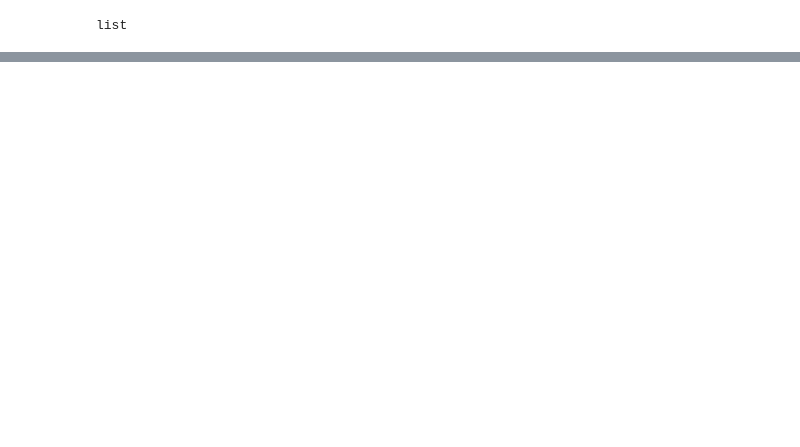
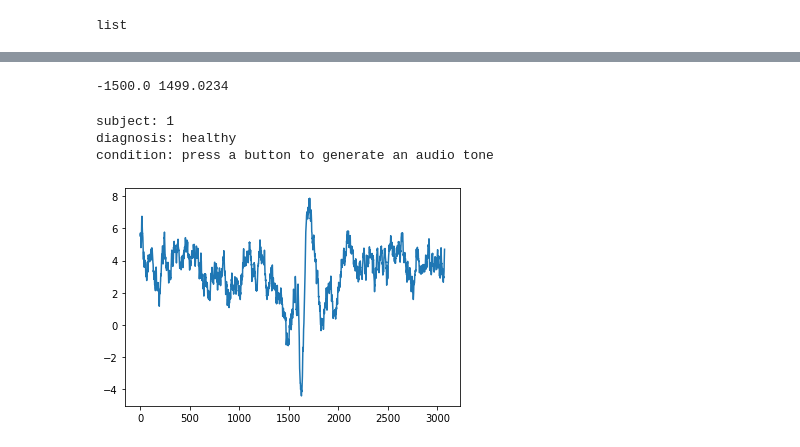
Before and after one commit to shizacharania/schizophrenia-eeg, a Jupyter notebook: schizophrenia_eeg.ipynb, the cells around one changed output, grey strips where cells are left out. Drawn from its saved outputs; the diff is of its cells as text; code cells hidden in the pictures; blank space fills up the shorter version.

Commit message:
adding graphs to visualize eeg data

```diff
--- a/schizophrenia_eeg.ipynb
+++ b/schizophrenia_eeg.ipynb
@@ -65,0 +107,4 @@ df
+# %%
+group = df2[' group']
+print(group)
+print(group.shape)
@@ -65,0 +125,6 @@ df
+# %%
+diagnosis = []
+for i in range(group.shape[0]):
+  num = df2[' group'][i]
+  for i in range(9216):
+    diagnosis.append(num)
@@ -65,0 +135,2 @@ df
+# %%
+df1.insert(1, "diagnosis", diagnosis)
@@ -65,0 +153,9 @@ df
+# %%
+diagnosis = ["healthy", "schizophrenia"]
+condition = ["", "press a button to generate an audio tone", "passively listen to the same tone", "press a button without generating a tone"]
+# %%
+start_ms_time = df1["time_ms"][0]
+end_ms_time = df1["time_ms"][3071]
+print(start_ms_time, end_ms_time)
+# %% [output]
+-1500.0 1499.0234
@@ -65,0 +165,11 @@ df
+# %%
+df1["Fz"][0:3072].plot()
+print("subject: " + str(df1["subject"][0]))
+print("diagnosis: " + diagnosis[df1["diagnosis"][0]])
+print("condition: " + condition[df1["condition"][0]])
+print()
+# %% [output]
+subject: 1
+diagnosis: healthy
+condition: press a button to generate an audio tone
+[figure, added]
```
Also changed, not shown: parts of 28 cells of this notebook.
